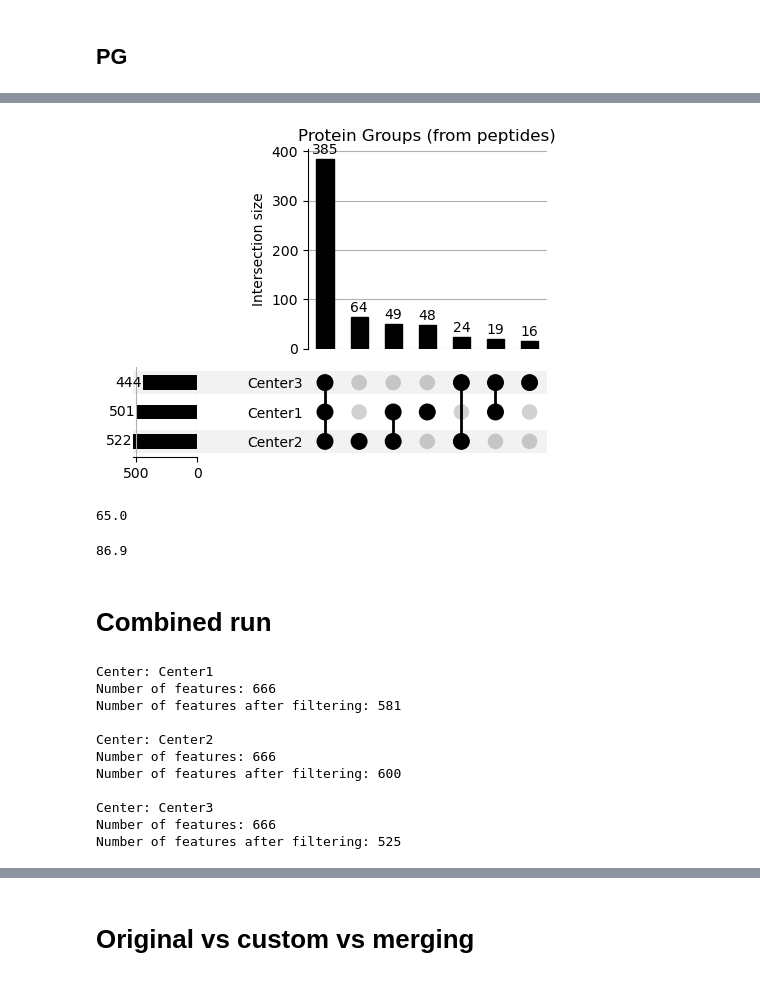
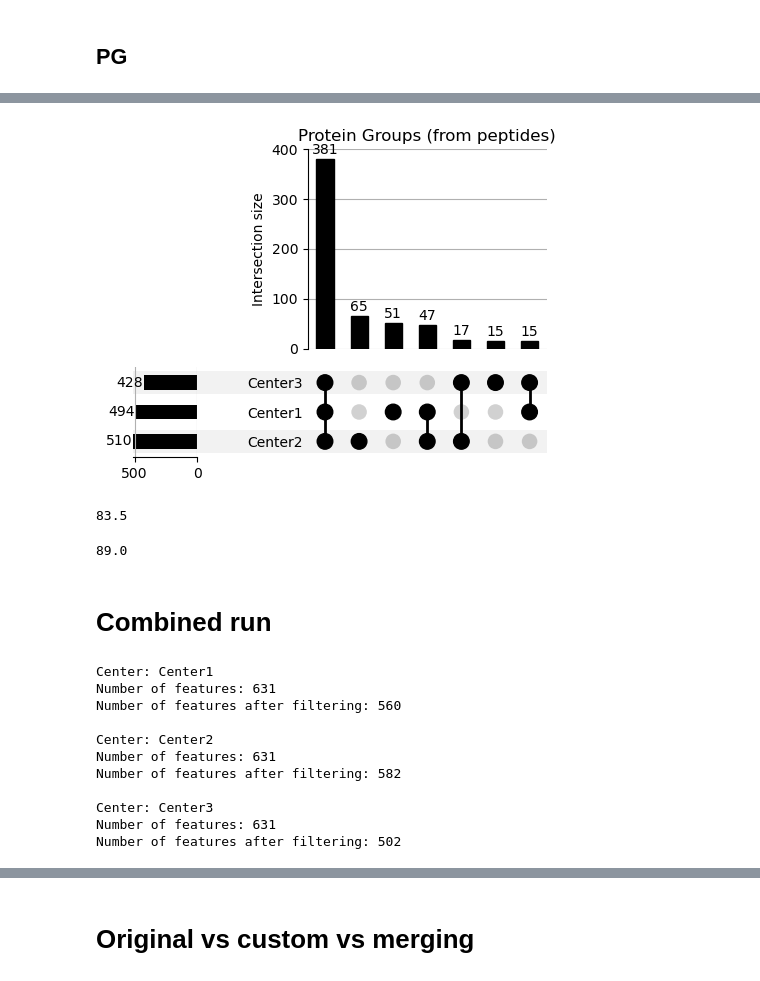
Before and after one commit to Freddsle/FedProt, a Jupyter notebook: data/TMT_data/03_merging_checks.ipynb, the cells around one changed output, grey strips where cells are left out. Saved outputs shown, nothing was run; the diff lists cells and outputs as text; code cells hidden in the pictures.

```diff
--- a/data/TMT_data/03_merging_checks.ipynb
+++ b/data/TMT_data/03_merging_checks.ipynb
@@ -240,26 +201,26 @@ generate_upset_plot(intensities_PG_from_MQ, 'Majority.protein.IDs', 'Protein Gro
 # %%
 # generate_upset_plot(intensities_PG_from_MQ, 'Majority.protein.IDs', 'Proteins (from MQ txt)', splited=True)
 # %%
-generate_upset_plot(intensities_PG_from_pep, 'major_features', 'Protein Groups (from peptides)', splited=False)
+upset_plot.generate_upset_plot(intensities_PG_from_pep, 'major_features', 'Protein Groups (from peptides)', splited=False)
 # %% [output]
-[figure, old version]
+[figure, new version]
 # %%
 # generate_upset_plot(intensities_PG_from_pep, 'major_features', 'Proteins (from peptides)', splited=True)
 # %%
-round(288 * 100 /443, 1)
+round(355 * 100 /425, 1)
 # %% [output]
-65.0
+83.5
 # %%
-round(386 * 100 /444, 1)
+round(381 * 100 /428, 1)
 # %% [output]
-86.9
+89.0
 # %% [markdown]
 # Combined run
 # %%
 original_PG = {}
 
 # Load the original data
-original_data = pd.read_csv('/home/yuliya/repos/cosybio/FedProt/data/TMT_data/raw_MaxQuant_reports/Combined/proteinGroups.txt', sep='\t')
+original_data = pd.read_csv('/home/yuliya/repos/cosybio/FedProt/data/TMT_data/raw_reviewed_MQ_report/Combined_rew/proteinGroups.txt', sep='\t')
 # filter if Reverse or Potential contaminant columns contain +, if the value is empty - keep it
 original_data = original_data[~original_data['Reverse'].str.contains('\+', na=False)]
 original_data = original_data[~original_data['Potential contaminant'].str.contains('\+', na=False)]
@@ -281,14 +242,14 @@ for center in centers:
     print('')
 # %% [output]
 Center: Center1
-Number of features: 666
-Number of features after filtering: 581
+Number of features: 631
+Number of features after filtering: 560
 
 Center: Center2
-Number of features: 666
-Number of features after filtering: 600
+Number of features: 631
+Number of features after filtering: 582
 
 Center: Center3
-Number of features: 666
-Number of features after filtering: 525
+Number of features: 631
+Number of features after filtering: 502
 # %%
```
Also changed, not shown: parts of 26 cells of this notebook, 7 other files.
